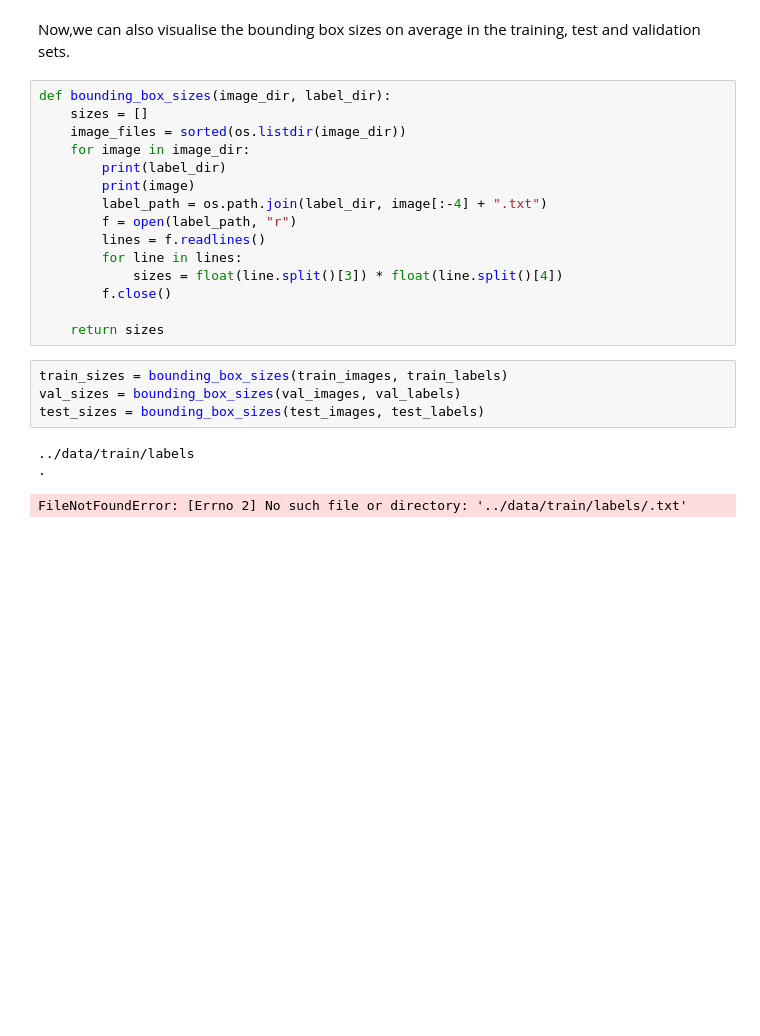
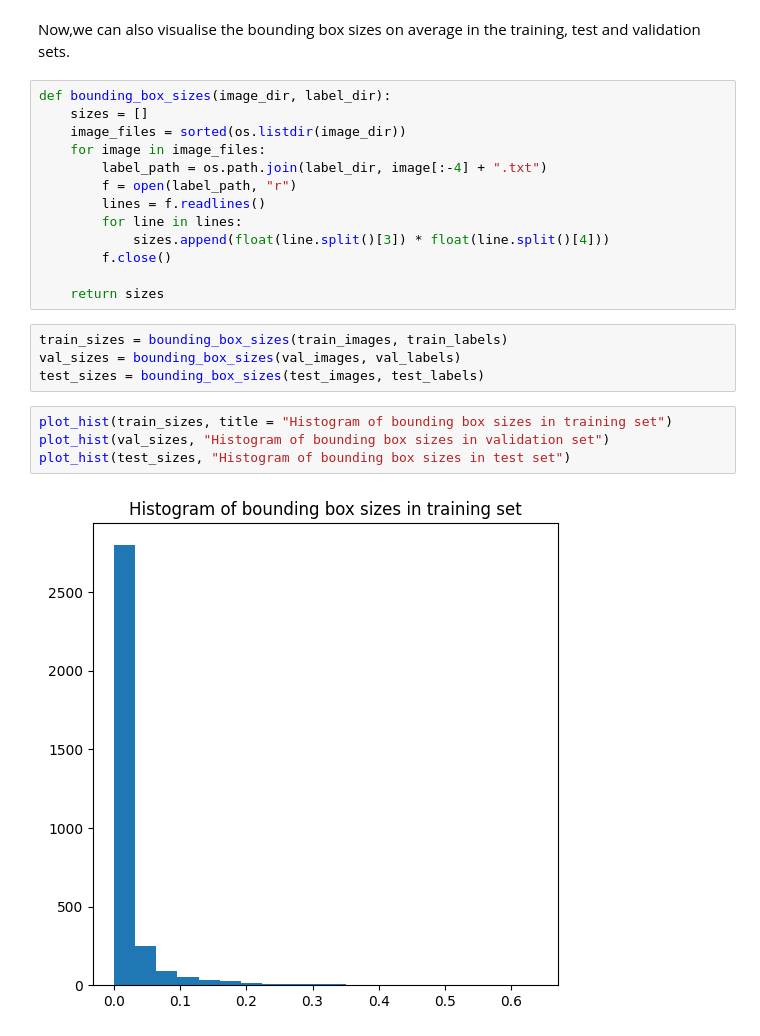
Before and after one commit to lonelyalpaca2003/underwater-object-detection, a Jupyter notebook: notebooks/notebook.ipynb, the cells around one changed output. Drawn from its saved outputs; the diff is of its cells as text; blank space fills up the shorter version.

```diff
--- a/notebooks/notebook.ipynb
+++ b/notebooks/notebook.ipynb
@@ -107,14 +109,12 @@ Now,we can also visualise the bounding box sizes on average in the training, tes
 def bounding_box_sizes(image_dir, label_dir):
     sizes = []
     image_files = sorted(os.listdir(image_dir))
-    for image in image_dir:
-        print(label_dir)
-        print(image)
+    for image in image_files:
         label_path = os.path.join(label_dir, image[:-4] + ".txt")
         f = open(label_path, "r")
         lines = f.readlines()
         for line in lines:
-            sizes = float(line.split()[3]) * float(line.split()[4])
+            sizes.append(float(line.split()[3]) * float(line.split()[4]))
         f.close()
 
     return sizes
@@ -122,7 +122,9 @@ def bounding_box_sizes(image_dir, label_dir):
 train_sizes = bounding_box_sizes(train_images, train_labels)
 val_sizes = bounding_box_sizes(val_images, val_labels)
 test_sizes = bounding_box_sizes(test_images, test_labels)
-# %% [output]
-../data/train/labels
-.
-FileNotFoundError: [Errno 2] No such file or directory: '../data/train/labels/.txt'
+# %%
+plot_hist(train_sizes, title = "Histogram of bounding box sizes in training set")
+plot_hist(val_sizes, "Histogram of bounding box sizes in validation set")
+plot_hist(test_sizes, "Histogram of bounding box sizes in test set")
+# %% [output]
+[figure, added]
```
Also changed, not shown: parts of 9 cells of this notebook.
